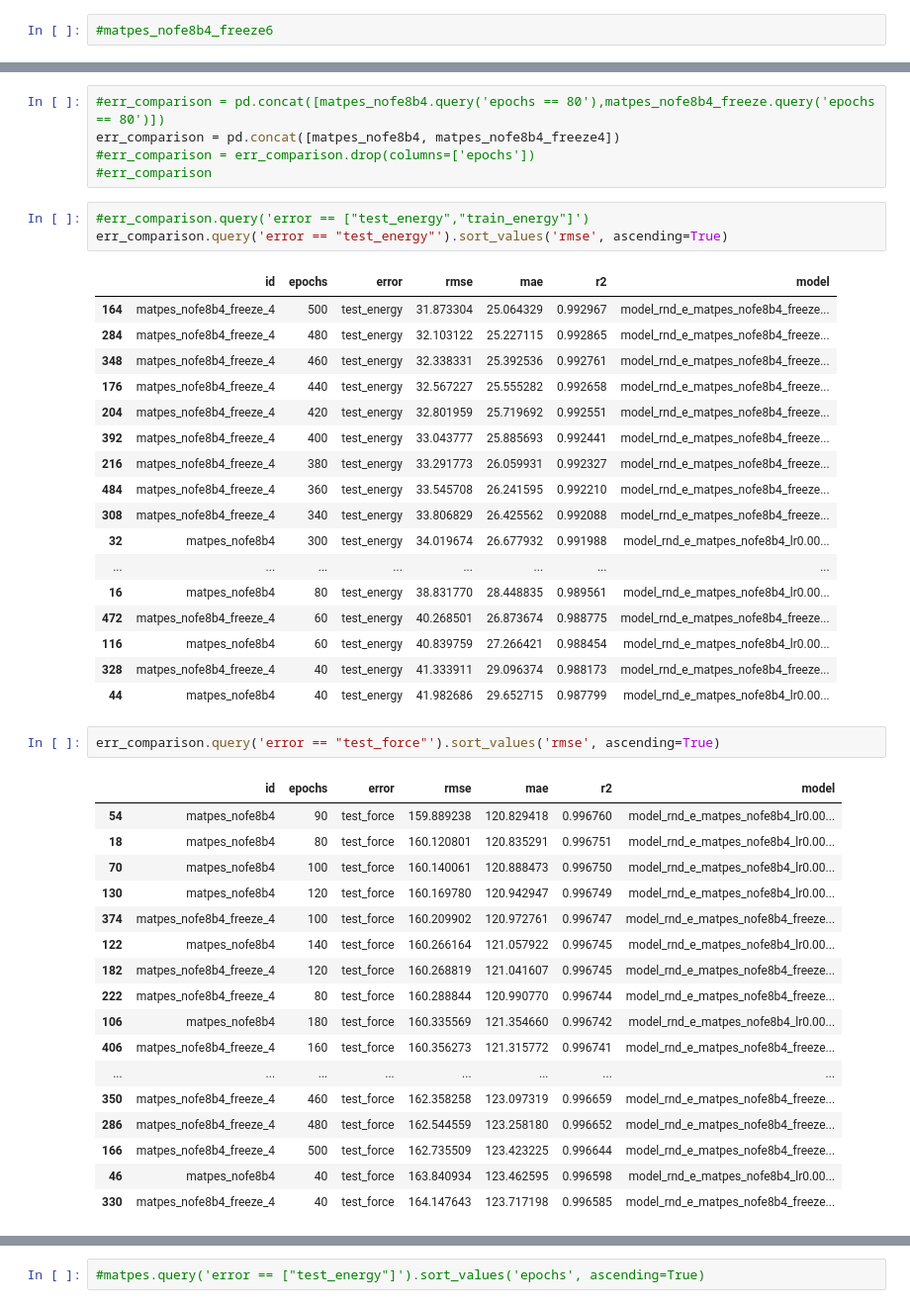
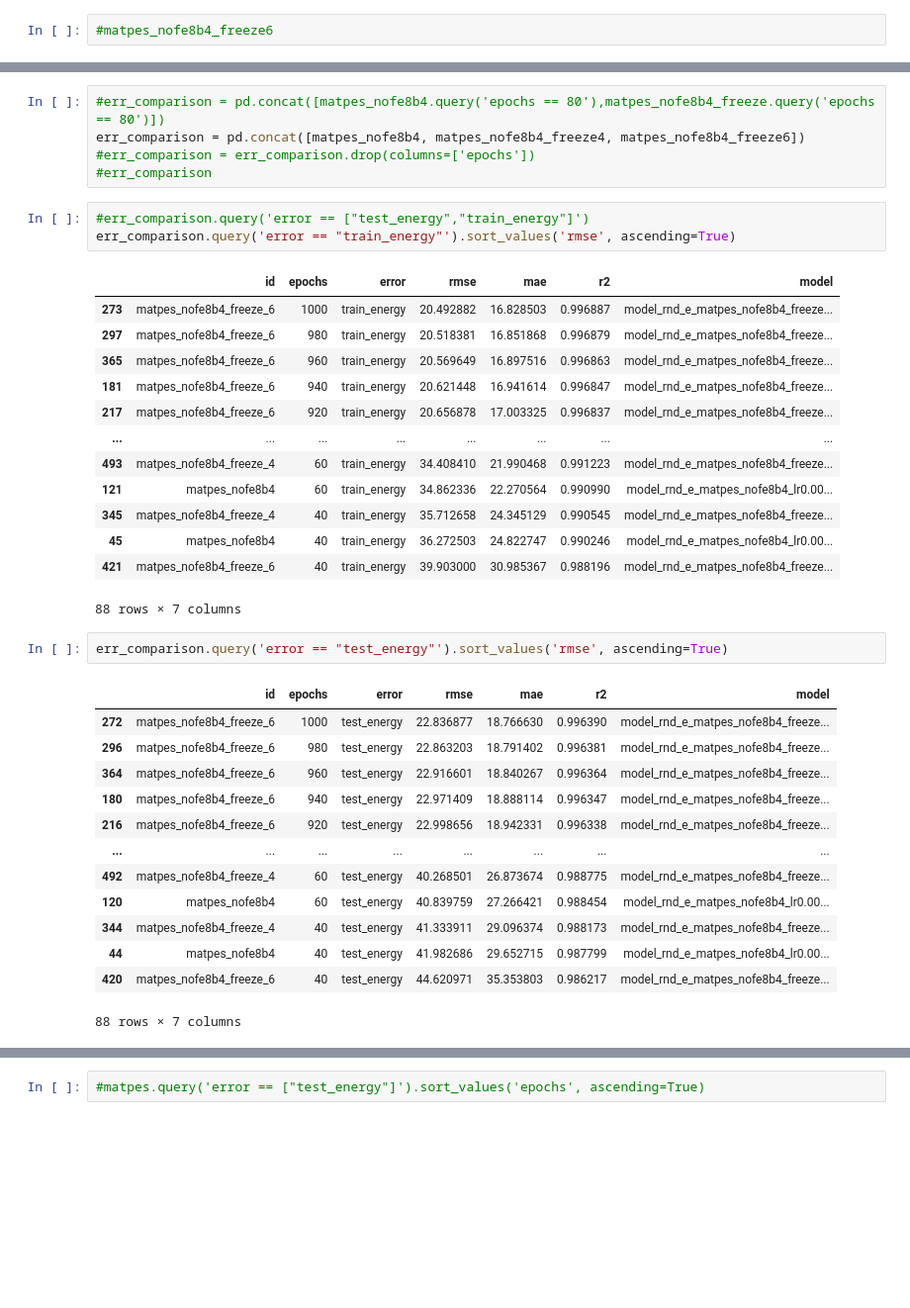
Before and after one commit to ShannonNCM/research_files, a Jupyter notebook: new_model/comparison.ipynb, the cells around one changed output, grey strips where cells are left out. Shown at 99% size. Saved outputs shown, nothing was run; the diff lists cells and outputs as text; blank space fills up the shorter version.

```diff
--- a/new_model/comparison.ipynb
+++ b/new_model/comparison.ipynb
@@ -79,49 +79,41 @@ f.plot_global_error(models, error_type, ['matpes_nofe8b4', 'matpes_nofe8b4_freez
 # %%
 #err_comparison = pd.concat([matpes_nofe8b4.query('epochs == 80'),matpes_nofe8b4_freeze.query('epochs == 80')])
-err_comparison = pd.concat([matpes_nofe8b4, matpes_nofe8b4_freeze4])
+err_comparison = pd.concat([matpes_nofe8b4, matpes_nofe8b4_freeze4, matpes_nofe8b4_freeze6])
 #err_comparison = err_comparison.drop(columns=['epochs'])
 #err_comparison
 # %%
 #err_comparison.query('error == ["test_energy","train_energy"]')
-err_comparison.query('error == "test_energy"').sort_values('rmse', ascending=True)
+err_comparison.query('error == "train_energy"').sort_values('rmse', ascending=True)
 # %% [output]
 |  | id | epochs | error | rmse | mae | r2 | model |
-| 164 | matpes_nofe8b4_freeze_4 | 500 | test_energy | 31.873304 | 25.064329 | 0.992967 | model_rnd_e_matpes_nofe8b4_freeze... |
-| 284 | matpes_nofe8b4_freeze_4 | 480 | test_energy | 32.103122 | 25.227115 | 0.992865 | model_rnd_e_matpes_nofe8b4_freeze... |
-| 348 | matpes_nofe8b4_freeze_4 | 460 | test_energy | 32.338331 | 25.392536 | 0.992761 | model_rnd_e_matpes_nofe8b4_freeze... |
-| 176 | matpes_nofe8b4_freeze_4 | 440 | test_energy | 32.567227 | 25.555282 | 0.992658 | model_rnd_e_matpes_nofe8b4_freeze... |
-| 204 | matpes_nofe8b4_freeze_4 | 420 | test_energy | 32.801959 | 25.719692 | 0.992551 | model_rnd_e_matpes_nofe8b4_freeze... |
-| 392 | matpes_nofe8b4_freeze_4 | 400 | test_energy | 33.043777 | 25.885693 | 0.992441 | model_rnd_e_matpes_nofe8b4_freeze... |
-| 216 | matpes_nofe8b4_freeze_4 | 380 | test_energy | 33.291773 | 26.059931 | 0.992327 | model_rnd_e_matpes_nofe8b4_freeze... |
-| 484 | matpes_nofe8b4_freeze_4 | 360 | test_energy | 33.545708 | 26.241595 | 0.992210 | model_rnd_e_matpes_nofe8b4_freeze... |
-| 308 | matpes_nofe8b4_freeze_4 | 340 | test_energy | 33.806829 | 26.425562 | 0.992088 | model_rnd_e_matpes_nofe8b4_freeze... |
-| 32 | matpes_nofe8b4 | 300 | test_energy | 34.019674 | 26.677932 | 0.991988 | model_rnd_e_matpes_nofe8b4_lr0.00... |
+| 273 | matpes_nofe8b4_freeze_6 | 1000 | train_energy | 20.492882 | 16.828503 | 0.996887 | model_rnd_e_matpes_nofe8b4_freeze... |
+| 297 | matpes_nofe8b4_freeze_6 | 980 | train_energy | 20.518381 | 16.851868 | 0.996879 | model_rnd_e_matpes_nofe8b4_freeze... |
+| 365 | matpes_nofe8b4_freeze_6 | 960 | train_energy | 20.569649 | 16.897516 | 0.996863 | model_rnd_e_matpes_nofe8b4_freeze... |
+| 181 | matpes_nofe8b4_freeze_6 | 940 | train_energy | 20.621448 | 16.941614 | 0.996847 | model_rnd_e_matpes_nofe8b4_freeze... |
+| 217 | matpes_nofe8b4_freeze_6 | 920 | train_energy | 20.656878 | 17.003325 | 0.996837 | model_rnd_e_matpes_nofe8b4_freeze... |
 | ... | ... | ... | ... | ... | ... | ... | ... |
-| 16 | matpes_nofe8b4 | 80 | test_energy | 38.831770 | 28.448835 | 0.989561 | model_rnd_e_matpes_nofe8b4_lr0.00... |
-| 472 | matpes_nofe8b4_freeze_4 | 60 | test_energy | 40.268501 | 26.873674 | 0.988775 | model_rnd_e_matpes_nofe8b4_freeze... |
-| 116 | matpes_nofe8b4 | 60 | test_energy | 40.839759 | 27.266421 | 0.988454 | model_rnd_e_matpes_nofe8b4_lr0.00... |
-| 328 | matpes_nofe8b4_freeze_4 | 40 | test_energy | 41.333911 | 29.096374 | 0.988173 | model_rnd_e_matpes_nofe8b4_freeze... |
-| 44 | matpes_nofe8b4 | 40 | test_energy | 41.982686 | 29.652715 | 0.987799 | model_rnd_e_matpes_nofe8b4_lr0.00... |
+| 493 | matpes_nofe8b4_freeze_4 | 60 | train_energy | 34.408410 | 21.990468 | 0.991223 | model_rnd_e_matpes_nofe8b4_freeze... |
+| 121 | matpes_nofe8b4 | 60 | train_energy | 34.862336 | 22.270564 | 0.990990 | model_rnd_e_matpes_nofe8b4_lr0.00... |
+| 345 | matpes_nofe8b4_freeze_4 | 40 | train_energy | 35.712658 | 24.345129 | 0.990545 | model_rnd_e_matpes_nofe8b4_freeze... |
+| 45 | matpes_nofe8b4 | 40 | train_energy | 36.272503 | 24.822747 | 0.990246 | model_rnd_e_matpes_nofe8b4_lr0.00... |
+| 421 | matpes_nofe8b4_freeze_6 | 40 | train_energy | 39.903000 | 30.985367 | 0.988196 | model_rnd_e_matpes_nofe8b4_freeze... |
+88 rows × 7 columns
 # %%
-err_comparison.query('error == "test_force"').sort_values('rmse', ascending=True)
+err_comparison.query('error == "test_energy"').sort_values('rmse', ascending=True)
 # %% [output]
 |  | id | epochs | error | rmse | mae | r2 | model |
-| 54 | matpes_nofe8b4 | 90 | test_force | 159.889238 | 120.829418 | 0.996760 | model_rnd_e_matpes_nofe8b4_lr0.00... |
-| 18 | matpes_nofe8b4 | 80 | test_force | 160.120801 | 120.835291 | 0.996751 | model_rnd_e_matpes_nofe8b4_lr0.00... |
-| 70 | matpes_nofe8b4 | 100 | test_force | 160.140061 | 120.888473 | 0.996750 | model_rnd_e_matpes_nofe8b4_lr0.00... |
-| 130 | matpes_nofe8b4 | 120 | test_force | 160.169780 | 120.942947 | 0.996749 | model_rnd_e_matpes_nofe8b4_lr0.00... |
-| 374 | matpes_nofe8b4_freeze_4 | 100 | test_force | 160.209902 | 120.972761 | 0.996747 | model_rnd_e_matpes_nofe8b4_freeze... |
-| 122 | matpes_nofe8b4 | 140 | test_force | 160.266164 | 121.057922 | 0.996745 | model_rnd_e_matpes_nofe8b4_lr0.00... |
-| 182 | matpes_nofe8b4_freeze_4 | 120 | test_force | 160.268819 | 121.041607 | 0.996745 | model_rnd_e_matpes_nofe8b4_freeze... |
-| 222 | matpes_nofe8b4_freeze_4 | 80 | test_force | 160.288844 | 120.990770 | 0.996744 | model_rnd_e_matpes_nofe8b4_freeze... |
-| 106 | matpes_nofe8b4 | 180 | test_force | 160.335569 | 121.354660 | 0.996742 | model_rnd_e_matpes_nofe8b4_lr0.00... |
-| 406 | matpes_nofe8b4_freeze_4 | 160 | test_force | 160.356273 | 121.315772 | 0.996741 | model_rnd_e_matpes_nofe8b4_freeze... |
+| 272 | matpes_nofe8b4_freeze_6 | 1000 | test_energy | 22.836877 | 18.766630 | 0.996390 | model_rnd_e_matpes_nofe8b4_freeze... |
+| 296 | matpes_nofe8b4_freeze_6 | 980 | test_energy | 22.863203 | 18.791402 | 0.996381 | model_rnd_e_matpes_nofe8b4_freeze... |
+| 364 | matpes_nofe8b4_freeze_6 | 960 | test_energy | 22.916601 | 18.840267 | 0.996364 | model_rnd_e_matpes_nofe8b4_freeze... |
+| 180 | matpes_nofe8b4_freeze_6 | 940 | test_energy | 22.971409 | 18.888114 | 0.996347 | model_rnd_e_matpes_nofe8b4_freeze... |
+| 216 | matpes_nofe8b4_freeze_6 | 920 | test_energy | 22.998656 | 18.942331 | 0.996338 | model_rnd_e_matpes_nofe8b4_freeze... |
 | ... | ... | ... | ... | ... | ... | ... | ... |
-| 350 | matpes_nofe8b4_freeze_4 | 460 | test_force | 162.358258 | 123.097319 | 0.996659 | model_rnd_e_matpes_nofe8b4_freeze... |
-| 286 | matpes_nofe8b4_freeze_4 | 480 | test_force | 162.544559 | 123.258180 | 0.996652 | model_rnd_e_matpes_nofe8b4_freeze... |
-| 166 | matpes_nofe8b4_freeze_4 | 500 | test_force | 162.735509 | 123.423225 | 0.996644 | model_rnd_e_matpes_nofe8b4_freeze... |
-| 46 | matpes_nofe8b4 | 40 | test_force | 163.840934 | 123.462595 | 0.996598 | model_rnd_e_matpes_nofe8b4_lr0.00... |
-| 330 | matpes_nofe8b4_freeze_4 | 40 | test_force | 164.147643 | 123.717198 | 0.996585 | model_rnd_e_matpes_nofe8b4_freeze... |
+| 492 | matpes_nofe8b4_freeze_4 | 60 | test_energy | 40.268501 | 26.873674 | 0.988775 | model_rnd_e_matpes_nofe8b4_freeze... |
+| 120 | matpes_nofe8b4 | 60 | test_energy | 40.839759 | 27.266421 | 0.988454 | model_rnd_e_matpes_nofe8b4_lr0.00... |
+| 344 | matpes_nofe8b4_freeze_4 | 40 | test_energy | 41.333911 | 29.096374 | 0.988173 | model_rnd_e_matpes_nofe8b4_freeze... |
+| 44 | matpes_nofe8b4 | 40 | test_energy | 41.982686 | 29.652715 | 0.987799 | model_rnd_e_matpes_nofe8b4_lr0.00... |
+| 420 | matpes_nofe8b4_freeze_6 | 40 | test_energy | 44.620971 | 35.353803 | 0.986217 | model_rnd_e_matpes_nofe8b4_freeze... |
+88 rows × 7 columns
 # %%
 err_comparison.query('error == ["test_force","train_force"]')
 # %% [output]
```
Also changed, not shown: parts of 4 cells of this notebook, 1 other file.
